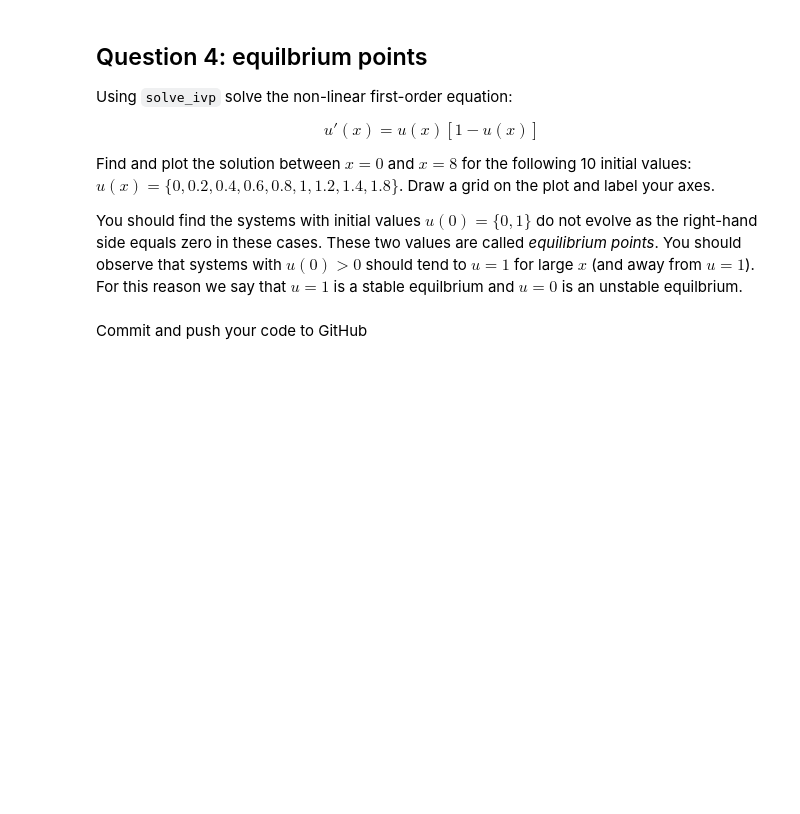
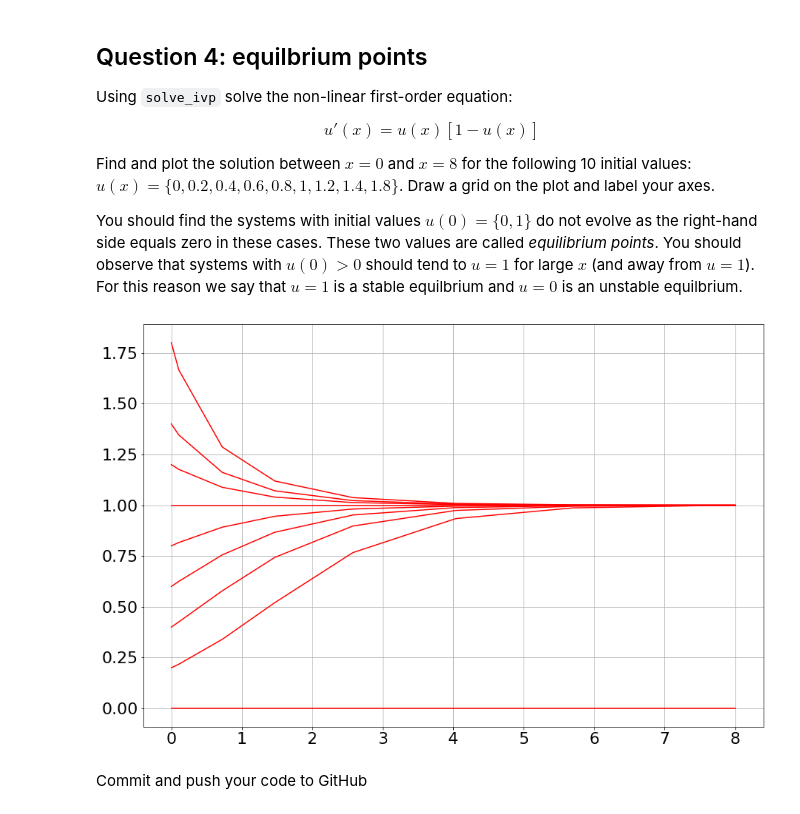
Before and after one commit to darraghburke1/ACM20030-Assignments, a Jupyter notebook: Assignment-3.ipynb, the cells around one changed output. Cells and saved outputs as stored; diff of their text form; code cells hidden in the pictures; blank space fills up the shorter version.

```diff
--- a/Assignment-3.ipynb
+++ b/Assignment-3.ipynb
@@ -294,6 +294,25 @@ $$u'(x) = u(x)[1-u(x)]$$
 Find and plot the solution between $x=0$ and $x=8$ for the following 10 initial values: $u(x) = \{0, 0.2, 0.4, 0.6, 0.8, 1, 1.2, 1.4, 1.8\}$. Draw a grid on the plot and label your axes.
 
 You should find the systems with initial values $u(0) = \{0,1\}$ do not evolve as the right-hand side equals zero in these cases. These two values are called *equilibrium points*. You should observe that systems with $u(0) > 0$ should tend to $u=1$ for large $x$ (and away from $u=1$). For this reason we say that $u=1$ is a stable equilbrium and $u=0$ is an unstable equilbrium.
+# %%
+def d(x,y):
+    return y*(1-y)
+
+sol = solve_ivp(d,[0,8], [0,0.2,0.4,0.6,0.8,1,1.2,1.4,1.8])
+
+plt.grid(True)
+plt.plot(sol.t, sol.y[0], c = 'r')
+plt.plot(sol.t, sol.y[1], c = 'r')
+plt.plot(sol.t, sol.y[2], c = 'r')
+plt.plot(sol.t, sol.y[3], c = 'r')
+plt.plot(sol.t, sol.y[4], c = 'r')
+plt.plot(sol.t, sol.y[5], c = 'r')
+plt.plot(sol.t, sol.y[6], c = 'r')
+plt.plot(sol.t, sol.y[7], c = 'r')
+plt.plot(sol.t, sol.y[8], c = 'r')
+plt.show()
+# %% [output]
+[figure, added]
 # %% [markdown]
 Commit and push your code to GitHub
 # %% [markdown]
```
